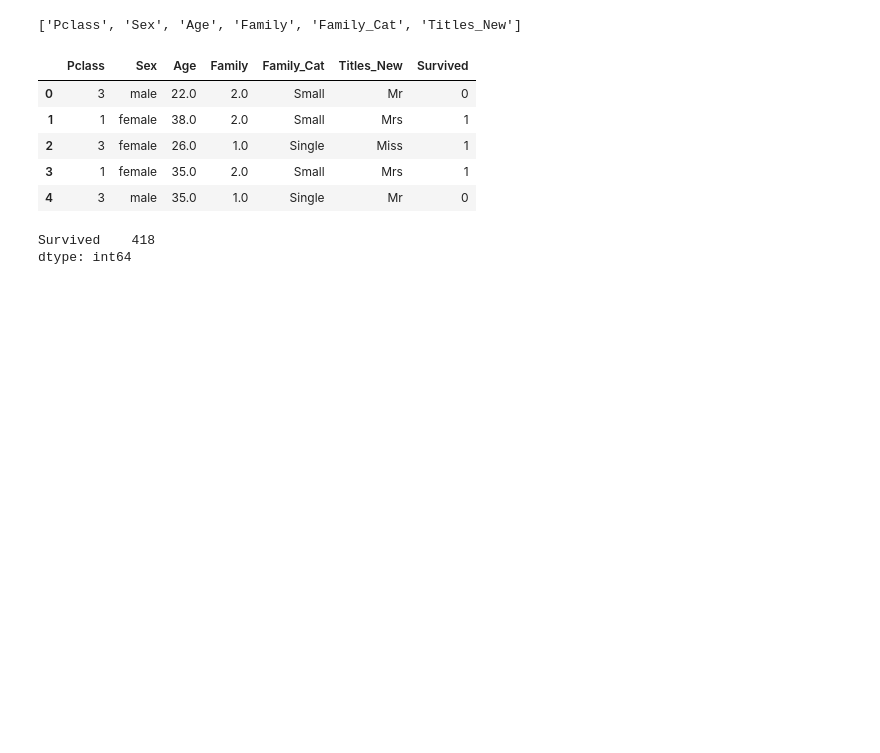
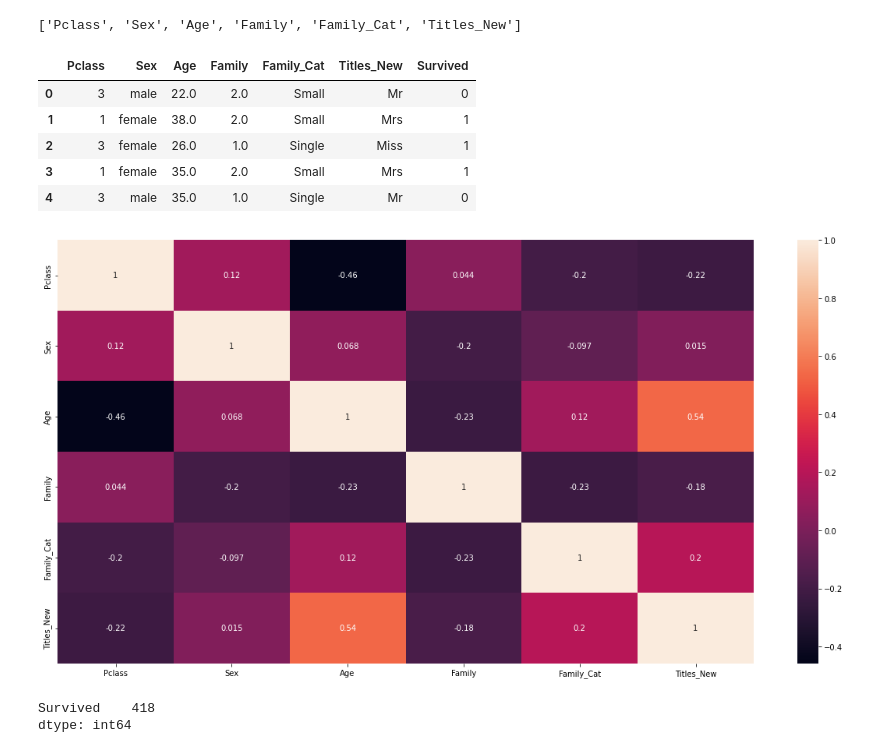
Before and after one commit to Dhruv-Chandra/Titanic, a Jupyter notebook: Titanic.ipynb, the cells around one changed output. Cells and saved outputs as stored; diff of their text form; code cells hidden in the pictures; blank space fills up the shorter version.

```diff
--- a/Titanic.ipynb
+++ b/Titanic.ipynb
@@ -729,6 +787,14 @@ new_df.head()
 | 2 | 3 | female | 26.0 | 1.0 | Single | Miss | 1 |
 | 3 | 1 | female | 35.0 | 2.0 | Small | Mrs | 1 |
 | 4 | 3 | male | 35.0 | 1.0 | Single | Mr | 0 |
+# %%
+# Checking Multicollinearity - Values greater than 0.40 indicate Multicollinearity.
+
+check_multicol(new_x.apply(LabelEncoder().fit_transform))
+
+# No Columns are related to each other, except Age - Titles
+# %% [output]
+[figure, added]
 # %%
 new_df.isnull().sum()[new_df.isnull().sum()>0]
 # %% [output]
```
Also changed, not shown: parts of 27 cells of this notebook.
